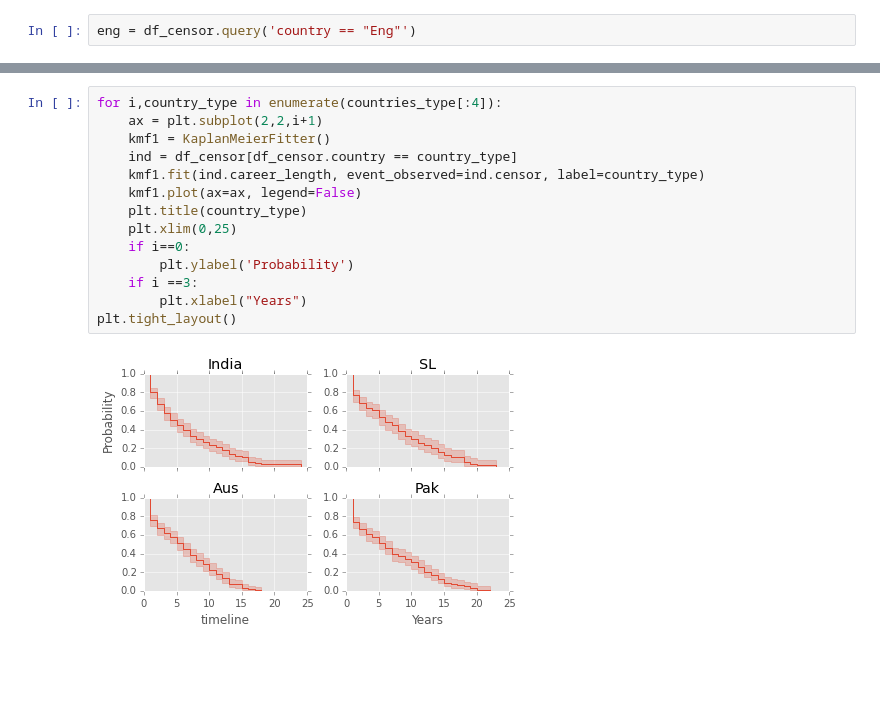
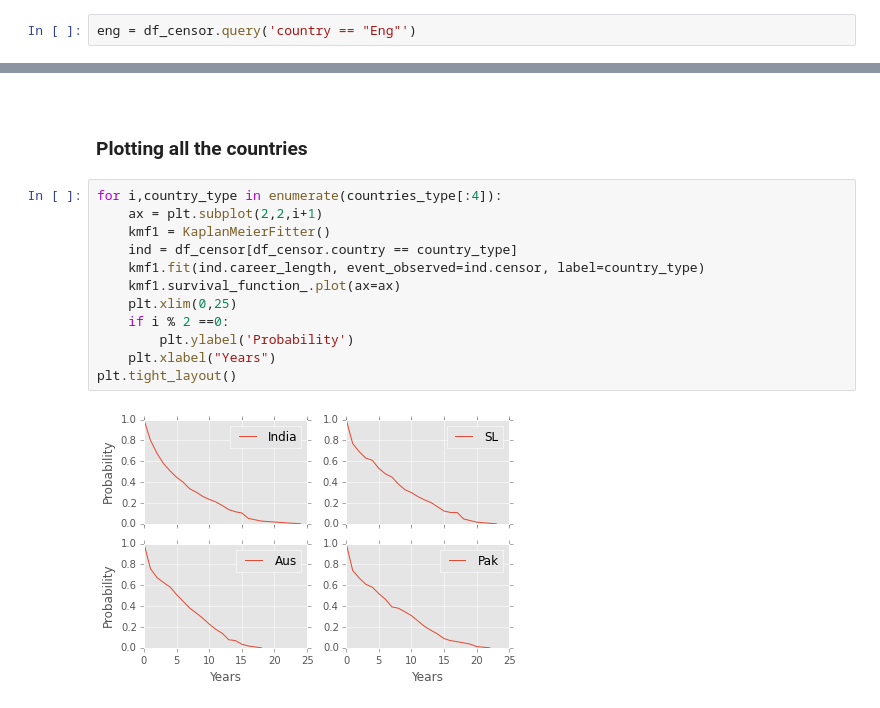
Before and after one commit to keshavramaswamy/ipython-notebooks, a Jupyter notebook: survival_analysis.ipynb, the cells around one changed output, grey strips where cells are left out. Cells and saved outputs as stored; diff of their text form; blank space fills up the shorter version.

```diff
--- a/survival_analysis.ipynb
+++ b/survival_analysis.ipynb
@@ -400,16 +557,18 @@ plt.title("Lifespans of different global regimes")
+# %% [markdown]
+<a id='plot_all_cohorts'></a>
+# %% [markdown]
+### Plotting all the countries
 # %%
 for i,country_type in enumerate(countries_type[:4]):
     ax = plt.subplot(2,2,i+1)
     kmf1 = KaplanMeierFitter()
     ind = df_censor[df_censor.country == country_type]
     kmf1.fit(ind.career_length, event_observed=ind.censor, label=country_type)
-    kmf1.plot(ax=ax, legend=False)
-    plt.title(country_type)
+    kmf1.survival_function_.plot(ax=ax)
     plt.xlim(0,25)
-    if i==0:
+    if i % 2 ==0:
         plt.ylabel('Probability')
-    if i ==3:
-        plt.xlabel("Years")
+    plt.xlabel("Years")
 plt.tight_layout()
 # %% [output]
-[figure, old version]
+[figure, new version]
```
Also changed, not shown: parts of 52 cells of this notebook.
